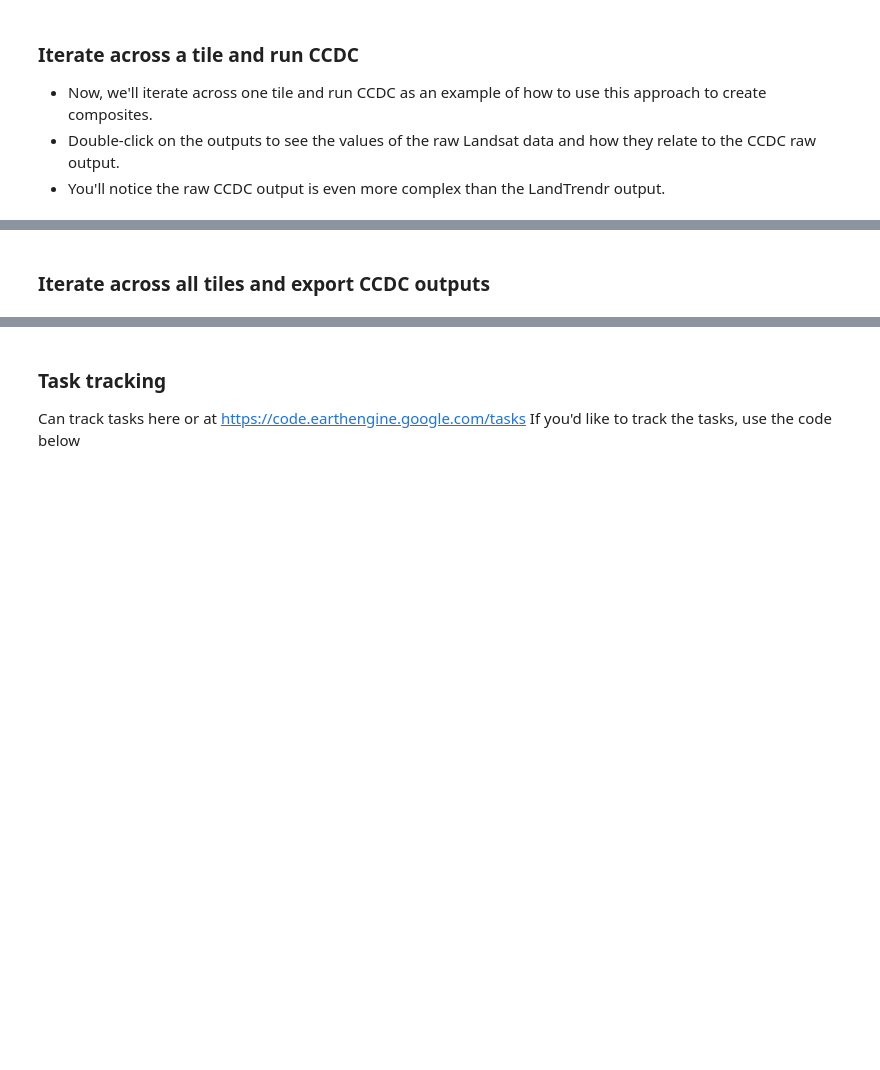
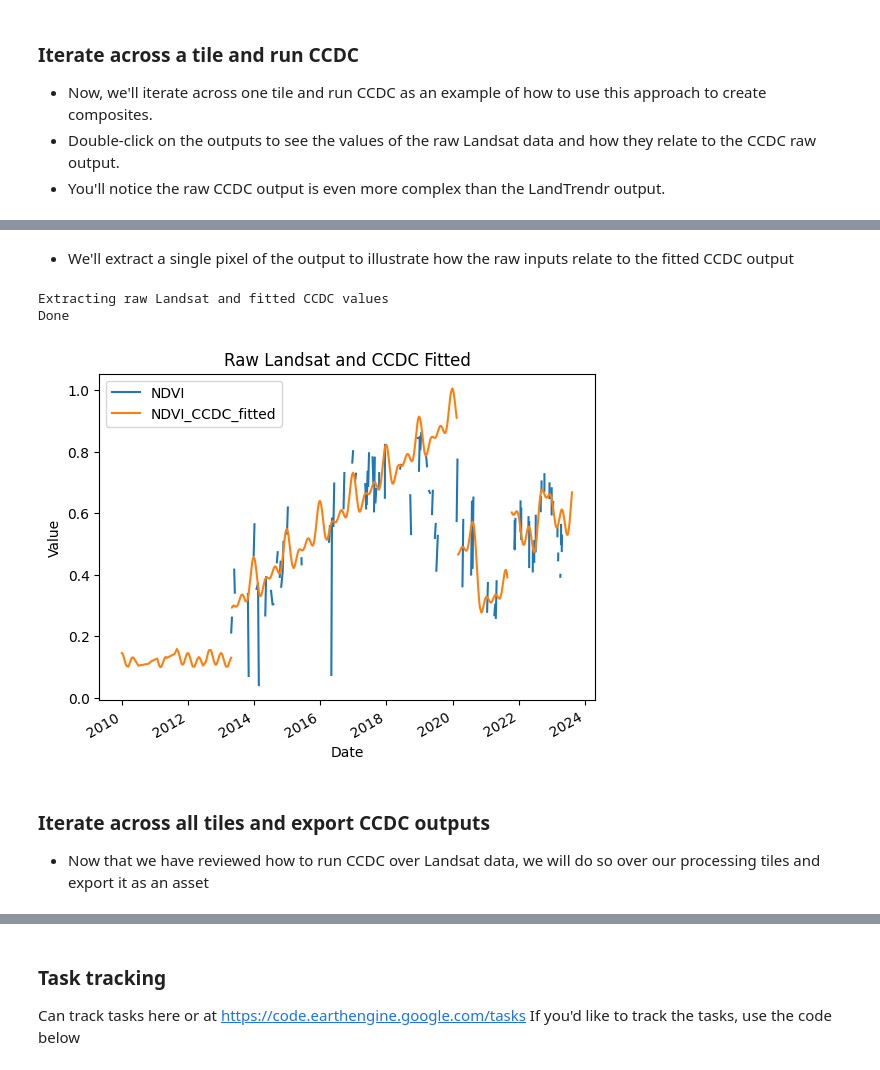
Before and after one commit to redcastle-resources/lcms-training, a Jupyter notebook: 3.2-CCDC_and_Scaling_Over_Large_Areas.ipynb, the cells around one changed output, grey strips where cells are left out. Saved outputs shown, nothing was run; the diff lists cells and outputs as text; code cells hidden in the pictures; blank space fills up the shorter version.

```diff
--- a/3.2-CCDC_and_Scaling_Over_Large_Areas.ipynb
+++ b/3.2-CCDC_and_Scaling_Over_Large_Areas.ipynb
@@ -464,3 +508,24 @@ Workbench Proxy URL: https://53c21733d8125e22-dot-us-west3.notebooks.googleuserc
+# %% [markdown]
+* We'll extract a single pixel of the output to illustrate how the raw inputs relate to the fitted CCDC output
+# %%
+# # Provide an example location
+pt = ee.Geometry.Point([ -65.944 , 18.404])
+
+# Extract the values and plot them
+print('Extracting raw Landsat and fitted CCDC values')
+timSeries = g2p.extractPointValuesToDataFrame(ccdcJoined,pt,scale=None,crs = crs, transform = transform)
+timSeries['system:time_start']= g2p.pandas.to_datetime(timSeries['system:time_start'], unit='ms')
+
+timSeriesT = timSeries[ccdcJoinedBns]
+timSeriesT.index = timSeries['system:time_start']
+timSeriesT.plot.line(title='Raw Landsat and CCDC Fitted',xlabel='Date',ylabel='Value')
+
+print('Done')
+# %% [output]
+Extracting raw Landsat and fitted CCDC values
+Done
+[figure, added]
 # %% [markdown]
 ### Iterate across all tiles and export CCDC outputs
+* Now that we have reviewed how to run CCDC over Landsat data, we will do so over our processing tiles and export it as an asset
 # %%
```
Also changed, not shown: parts of 10 cells of this notebook, 1 other file.
